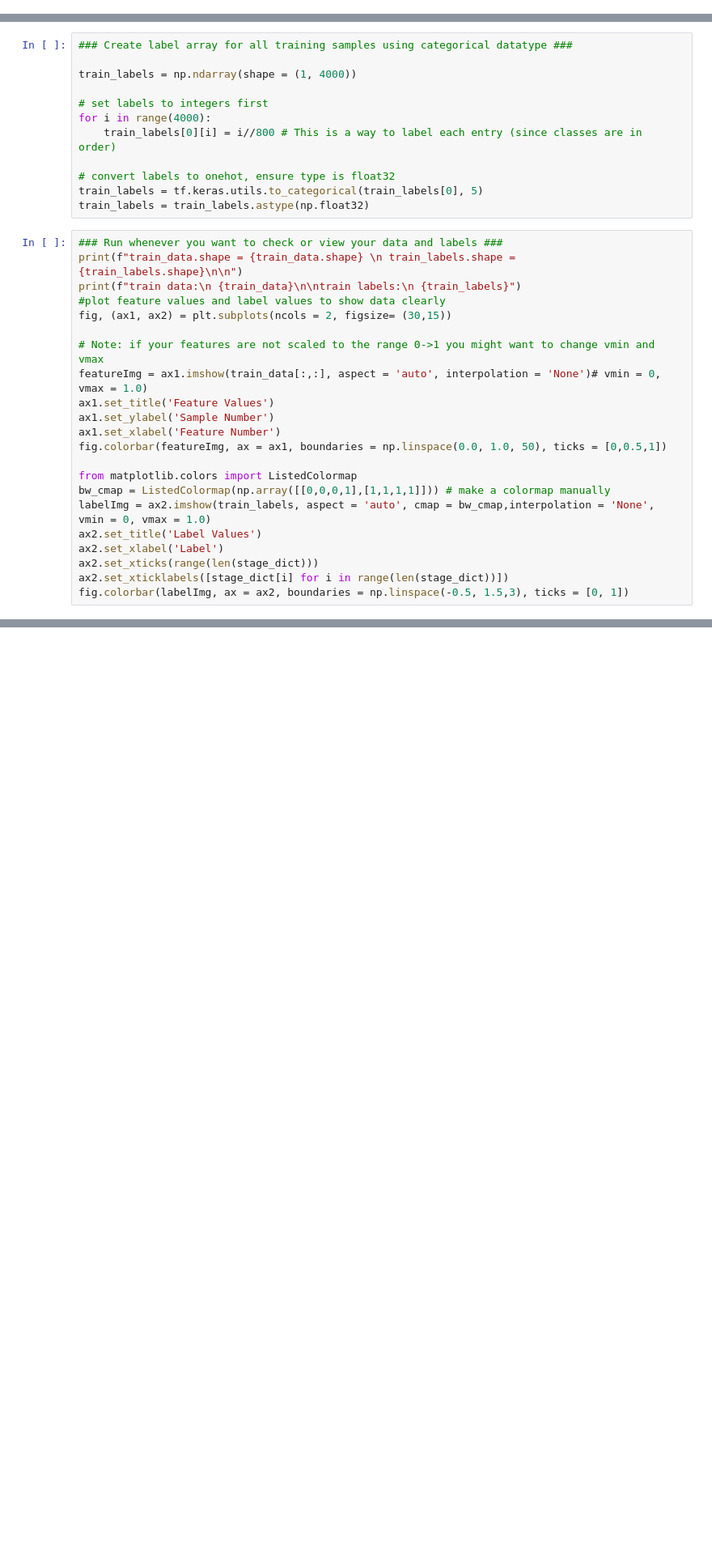
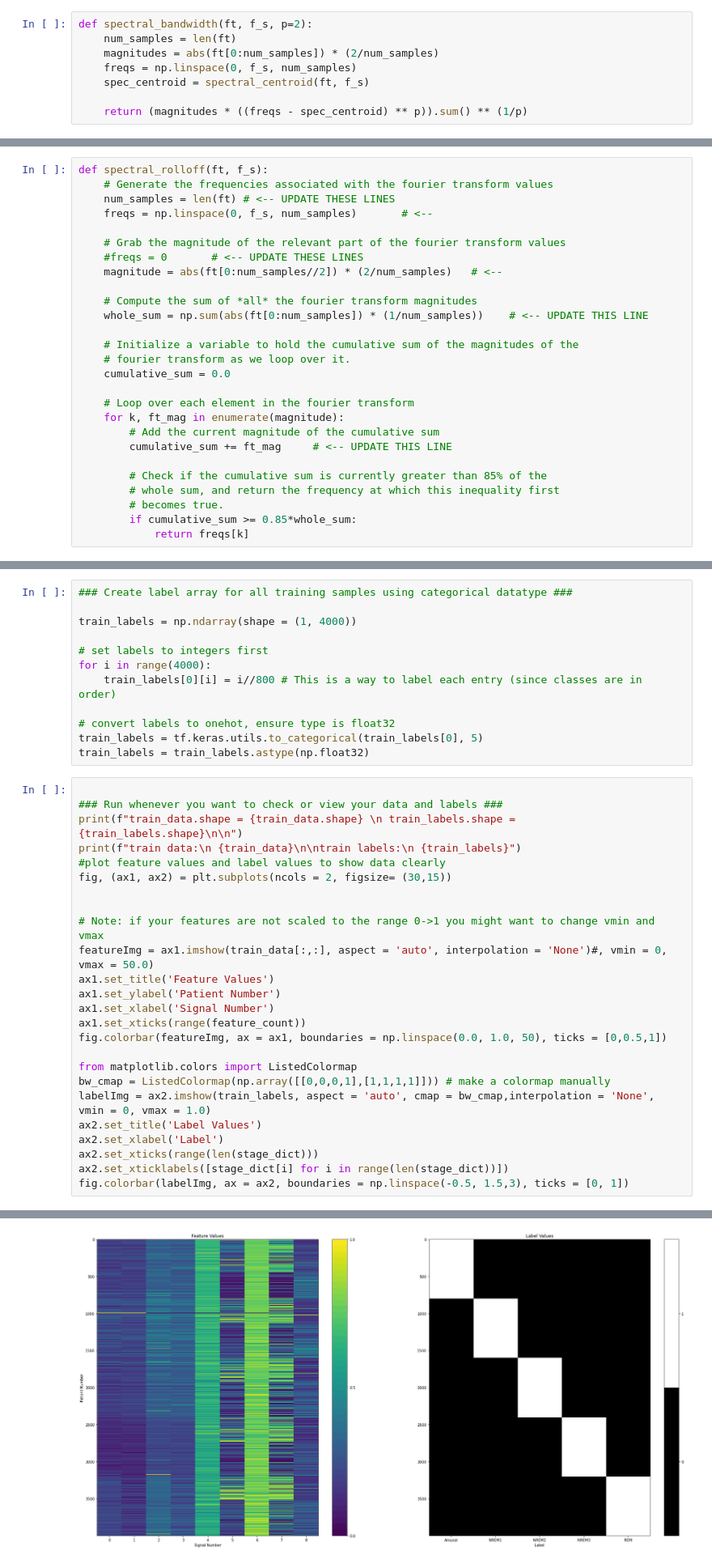
Before and after one commit to dnkim1/Week2Project, a Jupyter notebook: Sleep_Analysis_Challenge.ipynb, the cells around one changed output, grey strips where cells are left out. Shown at 81% size. Saved outputs shown, nothing was run; the diff lists cells and outputs as text; blank space fills up the shorter version.

```diff
--- a/Sleep_Analysis_Challenge.ipynb
+++ b/Sleep_Analysis_Challenge.ipynb
@@ -231,0 +292,8 @@ While the example classifier makes use of a neural network, we encourage you to
+# %%
+def spectral_bandwidth(ft, f_s, p=2):
+    num_samples = len(ft)
+    magnitudes = abs(ft[0:num_samples]) * (2/num_samples)
+    freqs = np.linspace(0, f_s, num_samples)
+    spec_centroid = spectral_centroid(ft, f_s)
+
+    return (magnitudes * ((freqs - spec_centroid) ** p)).sum() ** (1/p)
@@ -232 +312,28 @@ While the example classifier makes use of a neural network, we encourage you to
+# %%
+def spectral_rolloff(ft, f_s):
+    # Generate the frequencies associated with the fourier transform values
+    num_samples = len(ft) # <-- UPDATE THESE LINES
+    freqs = np.linspace(0, f_s, num_samples)       # <--
+
+    # Grab the magnitude of the relevant part of the fourier transform values
+    #freqs = 0       # <-- UPDATE THESE LINES
+    magnitude = abs(ft[0:num_samples//2]) * (2/num_samples)   # <--
+
+    # Compute the sum of *all* the fourier transform magnitudes
+    whole_sum = np.sum(abs(ft[0:num_samples]) * (1/num_samples))    # <-- UPDATE THIS LINE
+
+    # Initialize a variable to hold the cumulative sum of the magnitudes of the
+    # fourier transform as we loop over it.
+    cumulative_sum = 0.0
+
+    # Loop over each element in the fourier transform
+    for k, ft_mag in enumerate(magnitude):
+        # Add the current magnitude of the cumulative sum
+        cumulative_sum += ft_mag     # <-- UPDATE THIS LINE
+
+        # Check if the cumulative sum is currently greater than 85% of the
+        # whole sum, and return the frequency at which this inequality first
+        # becomes true.
+        if cumulative_sum >= 0.85*whole_sum:
+            return freqs[k]
 # %%
@@ -354,17 +464,20 @@ for i in range(4000):
 train_labels = tf.keras.utils.to_categorical(train_labels[0], 5)
 train_labels = train_labels.astype(np.float32)
 # %%
+
 ### Run whenever you want to check or view your data and labels ###
 print(f"train_data.shape = {train_data.shape} \n train_labels.shape = {train_labels.shape}\n\n")
 print(f"train data:\n {train_data}\n\ntrain labels:\n {train_labels}")
 #plot feature values and label values to show data clearly
 fig, (ax1, ax2) = plt.subplots(ncols = 2, figsize= (30,15))
 
+
 # Note: if your features are not scaled to the range 0->1 you might want to change vmin and vmax
-featureImg = ax1.imshow(train_data[:,:], aspect = 'auto', interpolation = 'None')# vmin = 0, vmax = 1.0)
+featureImg = ax1.imshow(train_data[:,:], aspect = 'auto', interpolation = 'None')#, vmin = 0, vmax = 50.0)
 ax1.set_title('Feature Values')
-ax1.set_ylabel('Sample Number')
-ax1.set_xlabel('Feature Number')
+ax1.set_ylabel('Patient Number')
+ax1.set_xlabel('Signal Number')
+ax1.set_xticks(range(feature_count))
 fig.colorbar(featureImg, ax = ax1, boundaries = np.linspace(0.0, 1.0, 50), ticks = [0,0.5,1])
 
 from matplotlib.colors import ListedColormap
@@ -375,3 +488,4 @@ ax2.set_xlabel('Label')
 ax2.set_xticks(range(len(stage_dict)))
 ax2.set_xticklabels([stage_dict[i] for i in range(len(stage_dict))])
 fig.colorbar(labelImg, ax = ax2, boundaries = np.linspace(-0.5, 1.5,3), ticks = [0, 1])
+# %% [output]
@@ -377,0 +510 @@ fig.colorbar(labelImg, ax = ax2, boundaries = np.linspace(-0.5, 1.5,3), ticks =
+[figure, added]
```
Also changed, not shown: parts of 33 cells of this notebook, 1 other file.
